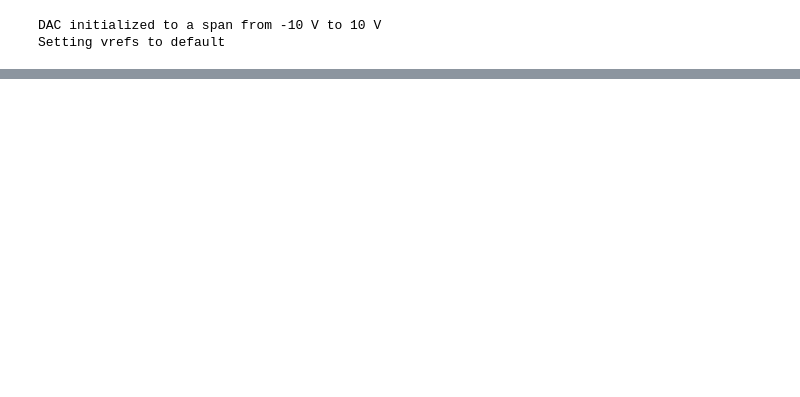
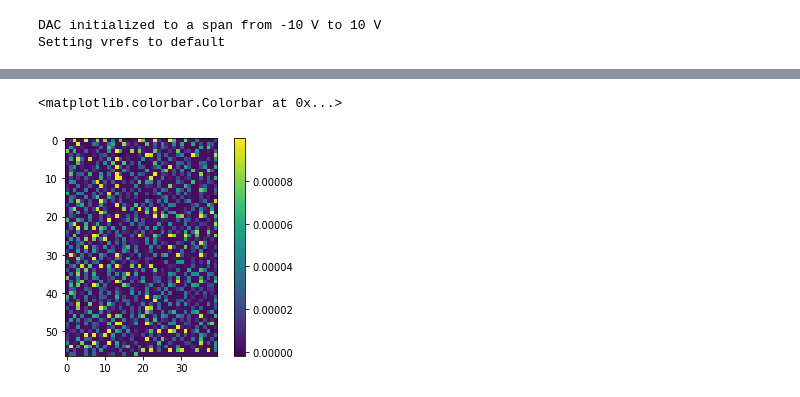
Before and after one commit to lican81/A0_DUT, a Jupyter notebook: testbech_prober1_fc_program.ipynb, the cells around one changed output, grey strips where cells are left out. Cells and saved outputs as stored; diff of their text form; code cells hidden in the pictures; blank space fills up the shorter version.

```diff
--- a/testbech_prober1_fc_program.ipynb
+++ b/testbech_prober1_fc_program.ipynb
@@ -236,0 +240,8 @@ Array 0 , device (row= 10 col= 1 ) Init G= -4.838709677419351e-07  Target G= 1.8
+# %%
+plt.imshow(newGfc)
+plt.colorbar()
+#plt.imshow(Gmap2post)
+#plt.colorbar()
+# %% [output]
+<matplotlib.colorbar.Colorbar at 0x...>
+[figure, added]
```
Also changed, not shown: parts of 12 cells of this notebook, 11 other files.
